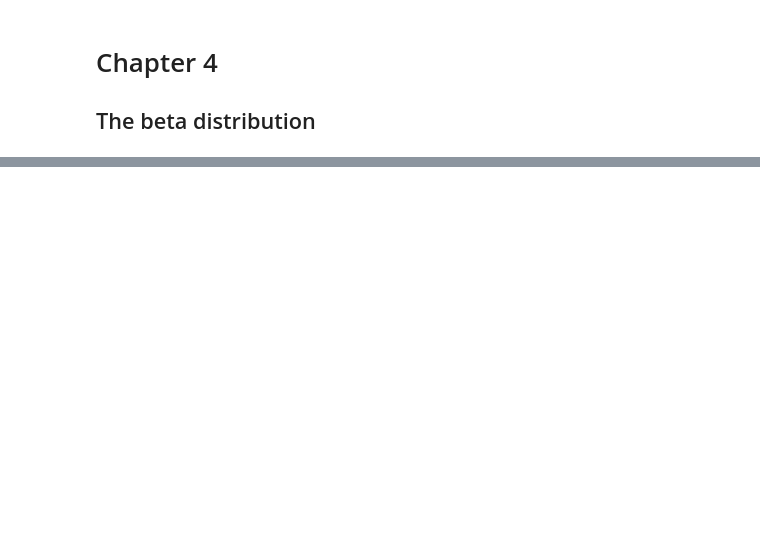
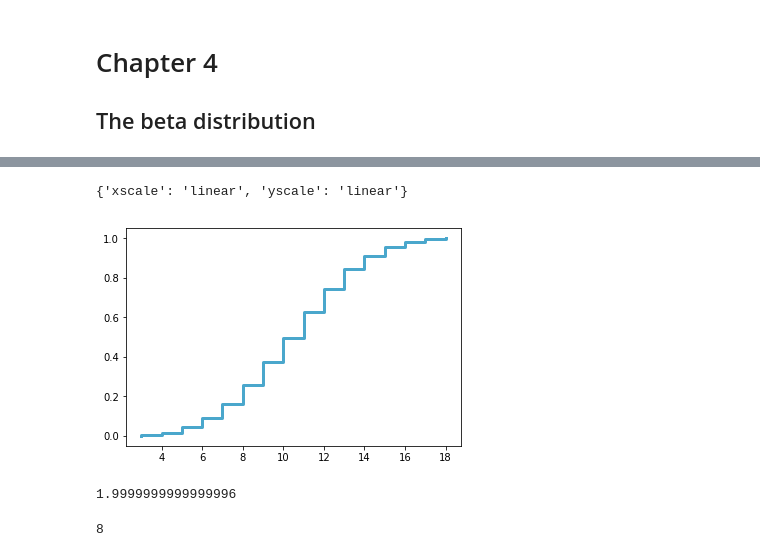
Before and after one commit to tblanarik/ThinkBayesPractice, a Jupyter notebook: ThinkBayesPractice.ipynb, the cells around one changed output, grey strips where cells are left out. Drawn from its saved outputs; the diff is of its cells as text; code cells hidden in the pictures; blank space fills up the shorter version.

```diff
--- a/ThinkBayesPractice.ipynb
+++ b/ThinkBayesPractice.ipynb
@@ -39,0 +112,5 @@ p = Pmf()
+# %%
+thinkplot.Cdf(samples.MakeCdf())
+# %% [output]
+{'xscale': 'linear', 'yscale': 'linear'}
+[figure, added]
@@ -39,0 +120,15 @@ p = Pmf()
+# %%
+mix = thinkbayes.Pmf()
+for die in [d6, d8]:
+    for outcome, prob in die.Items():
+        mix.Incr(outcome, prob)
+mix.Normalize()
+# %% [output]
+1.9999999999999996
+# %%
+pmf_dice = thinkbayes.Pmf()
+pmf_dice.Set(Die(4), 5)
+pmf_dice.Set(Die(8), 3)
+pmf_dice.Normalize()
+# %% [output]
+8
```
Also changed, not shown: parts of 23 cells of this notebook, 2 other files.
